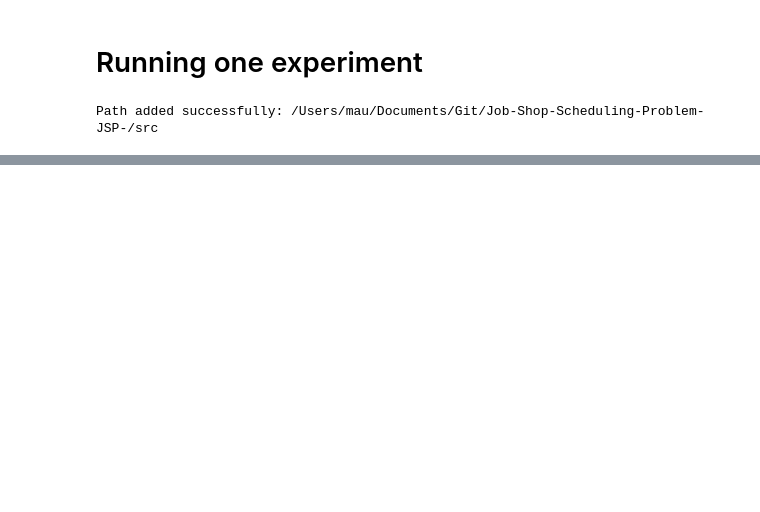
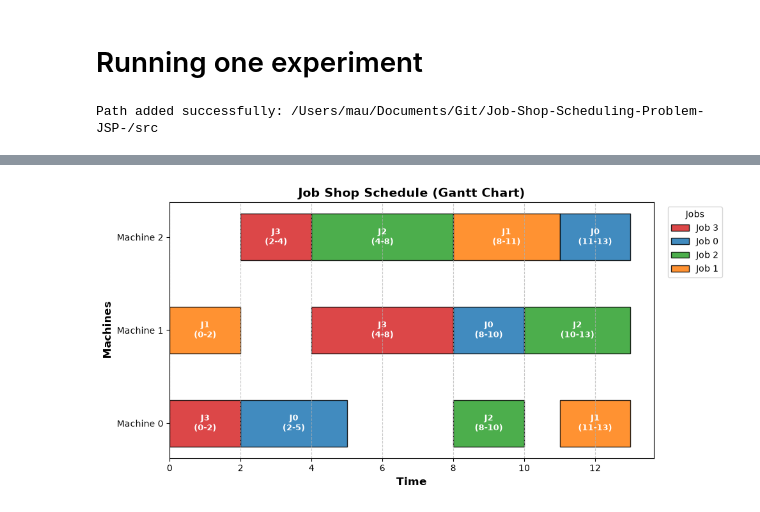
Before and after one commit to Mau124/Job-Shop-Scheduling-Problem-JSSP, a Jupyter notebook: notebooks/example_experiment.ipynb, the cells around one changed output, grey strips where cells are left out. Cells and saved outputs as stored; diff of their text form; code cells hidden in the pictures; blank space fills up the shorter version.

```diff
--- a/notebooks/example_experiment.ipynb
+++ b/notebooks/example_experiment.ipynb
@@ -45,0 +45,5 @@ defaultdict(list,
+# %%
+schedule2 = experiment.results['example2'][0].schedule
+plot_jssp_schedule(schedule2)
+# %% [output]
+[figure, added]
```
Also changed, not shown: parts of 8 cells of this notebook, 7 other files.
